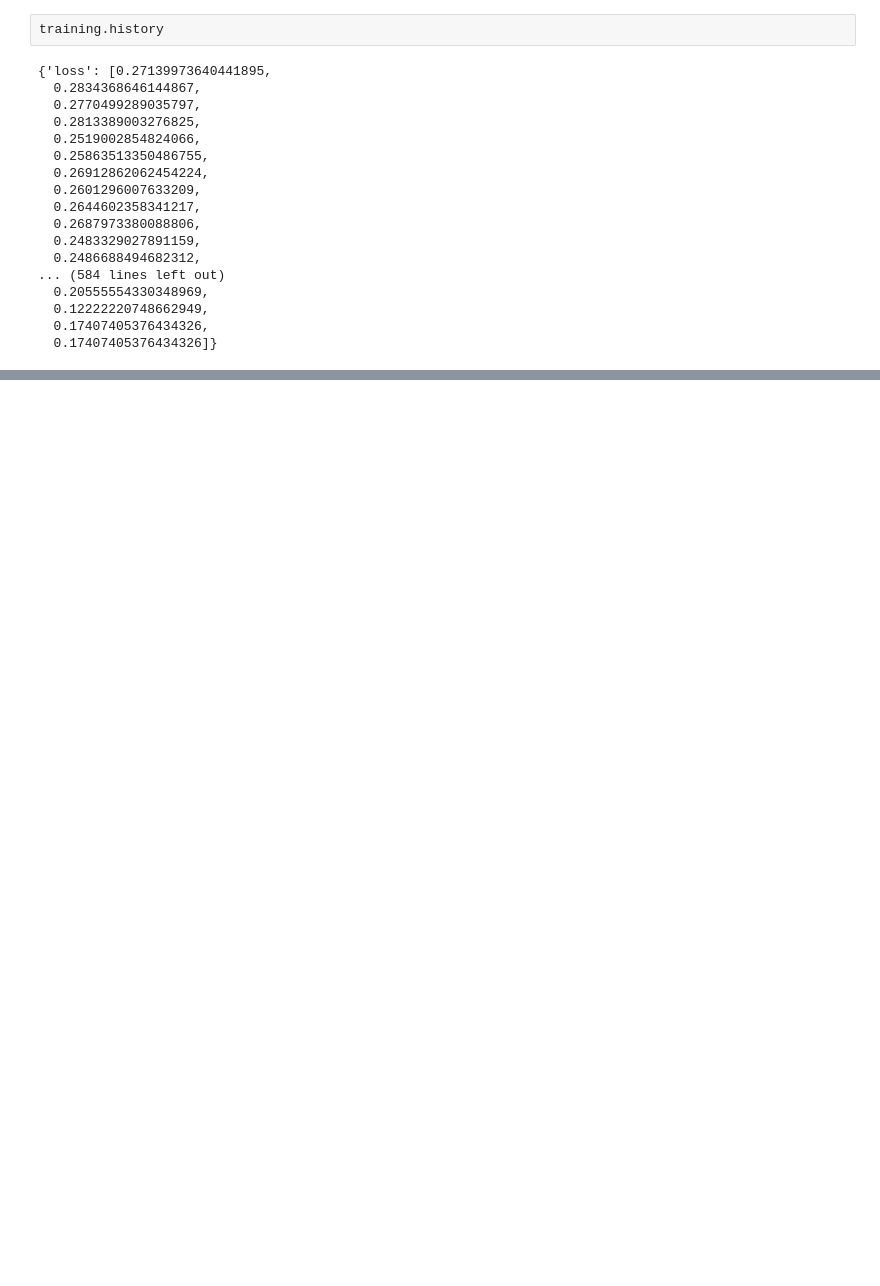
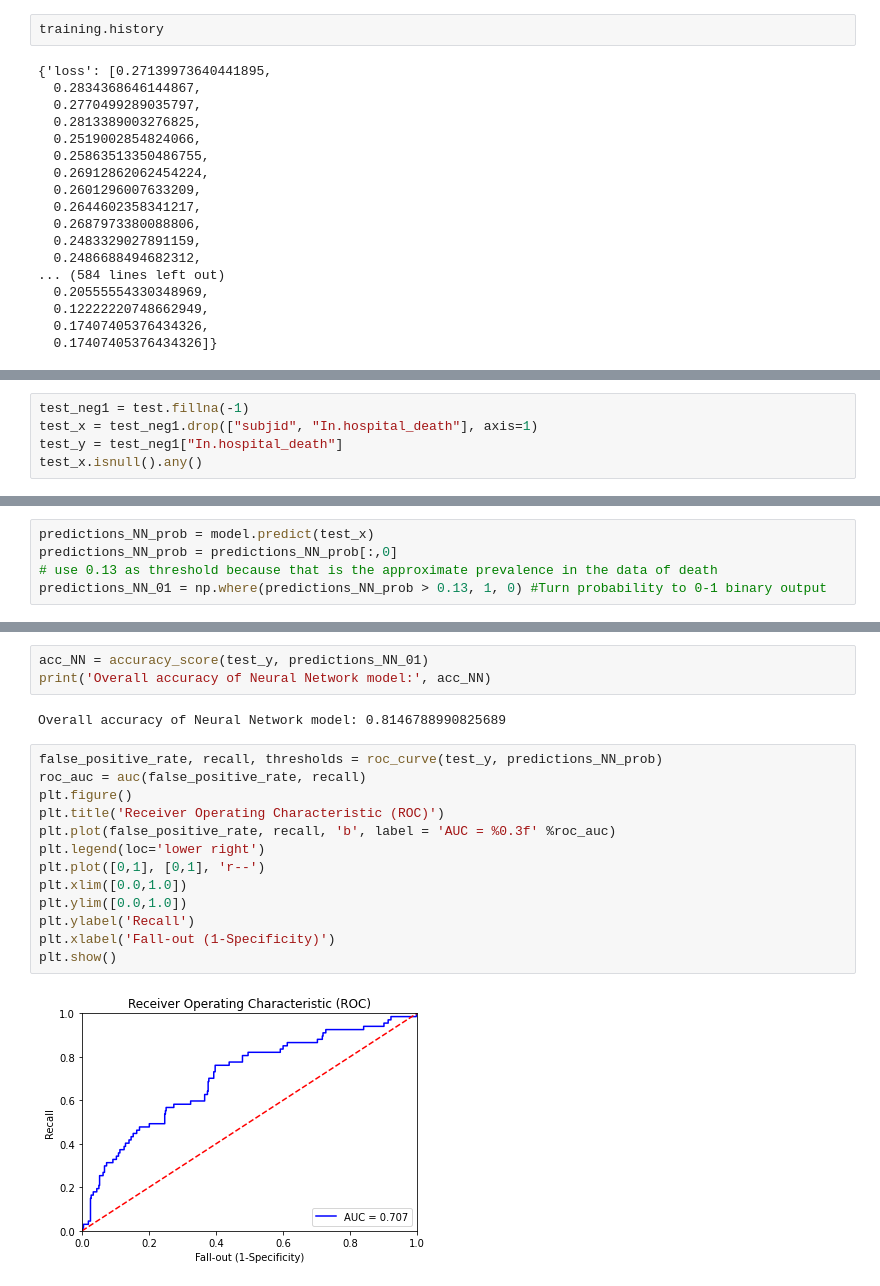
Before and after one commit to jacksondial/707FinalProject, a Jupyter notebook: 707NN.ipynb, the cells around one changed output, grey strips where cells are left out. Drawn from its saved outputs; the diff is of its cells as text; blank space fills up the shorter version.

Commit message:
Updated NN to have test metrics

```diff
--- a/707NN.ipynb
+++ b/707NN.ipynb
@@ -219,0 +224,5 @@ training.history
+# %%
+test_neg1 = test.fillna(-1)
+test_x = test_neg1.drop(["subjid", "In.hospital_death"], axis=1)
+test_y = test_neg1["In.hospital_death"]
+test_x.isnull().any()
@@ -219,0 +246,5 @@ training.history
+# %%
+predictions_NN_prob = model.predict(test_x)
+predictions_NN_prob = predictions_NN_prob[:,0]
+# use 0.13 as threshold because that is the approximate prevalence in the data of death
+predictions_NN_01 = np.where(predictions_NN_prob > 0.13, 1, 0) #Turn probability to 0-1 binary output
@@ -219,0 +253,20 @@ training.history
+# %%
+acc_NN = accuracy_score(test_y, predictions_NN_01)
+print('Overall accuracy of Neural Network model:', acc_NN)
+# %% [output]
+Overall accuracy of Neural Network model: 0.8146788990825689
+# %%
+false_positive_rate, recall, thresholds = roc_curve(test_y, predictions_NN_prob)
+roc_auc = auc(false_positive_rate, recall)
+plt.figure()
+plt.title('Receiver Operating Characteristic (ROC)')
+plt.plot(false_positive_rate, recall, 'b', label = 'AUC = %0.3f' %roc_auc)
+plt.legend(loc='lower right')
+plt.plot([0,1], [0,1], 'r--')
+plt.xlim([0.0,1.0])
+plt.ylim([0.0,1.0])
+plt.ylabel('Recall')
+plt.xlabel('Fall-out (1-Specificity)')
+plt.show()
+# %% [output]
+[figure, added]
```
Also changed, not shown: parts of 9 cells of this notebook.
